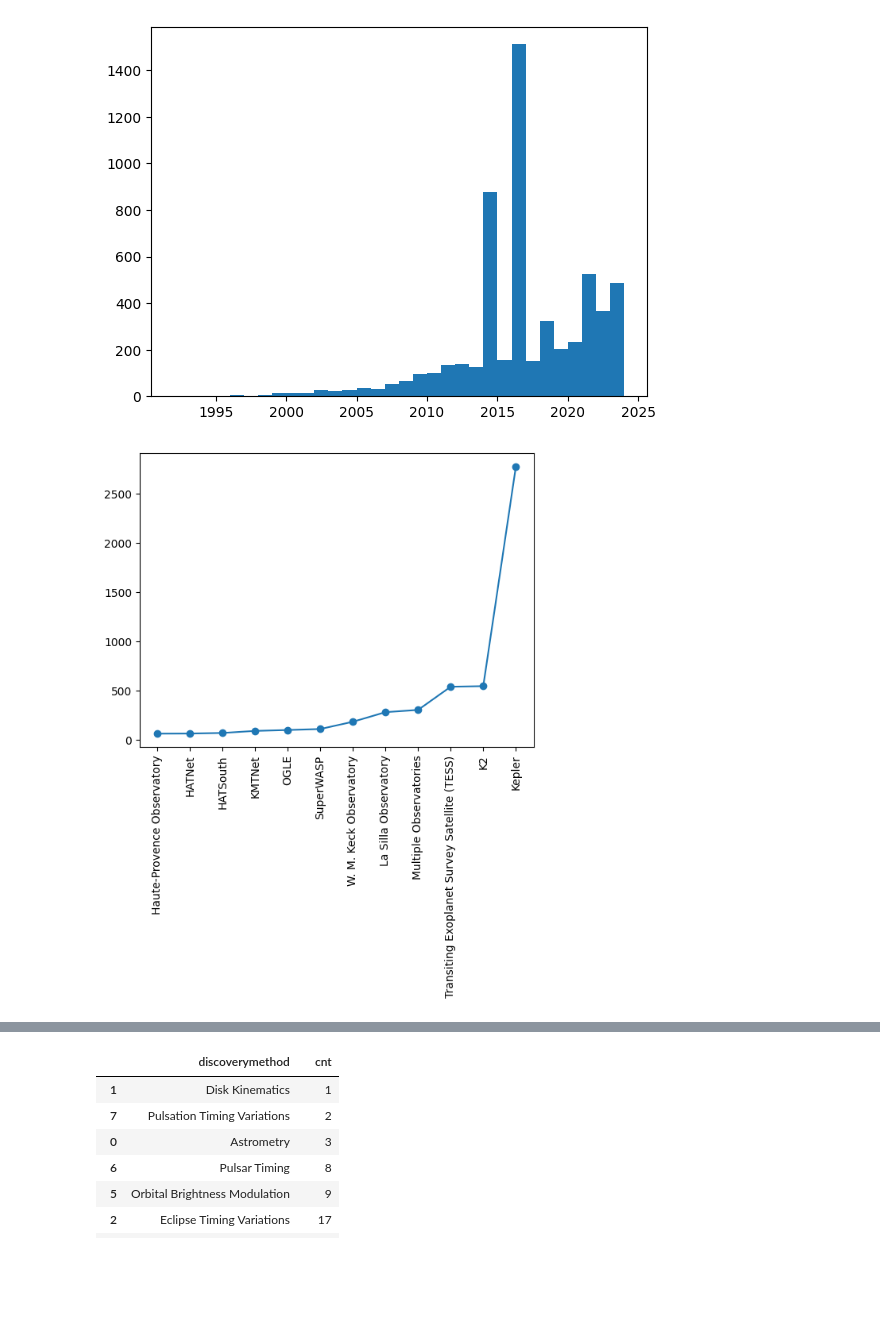
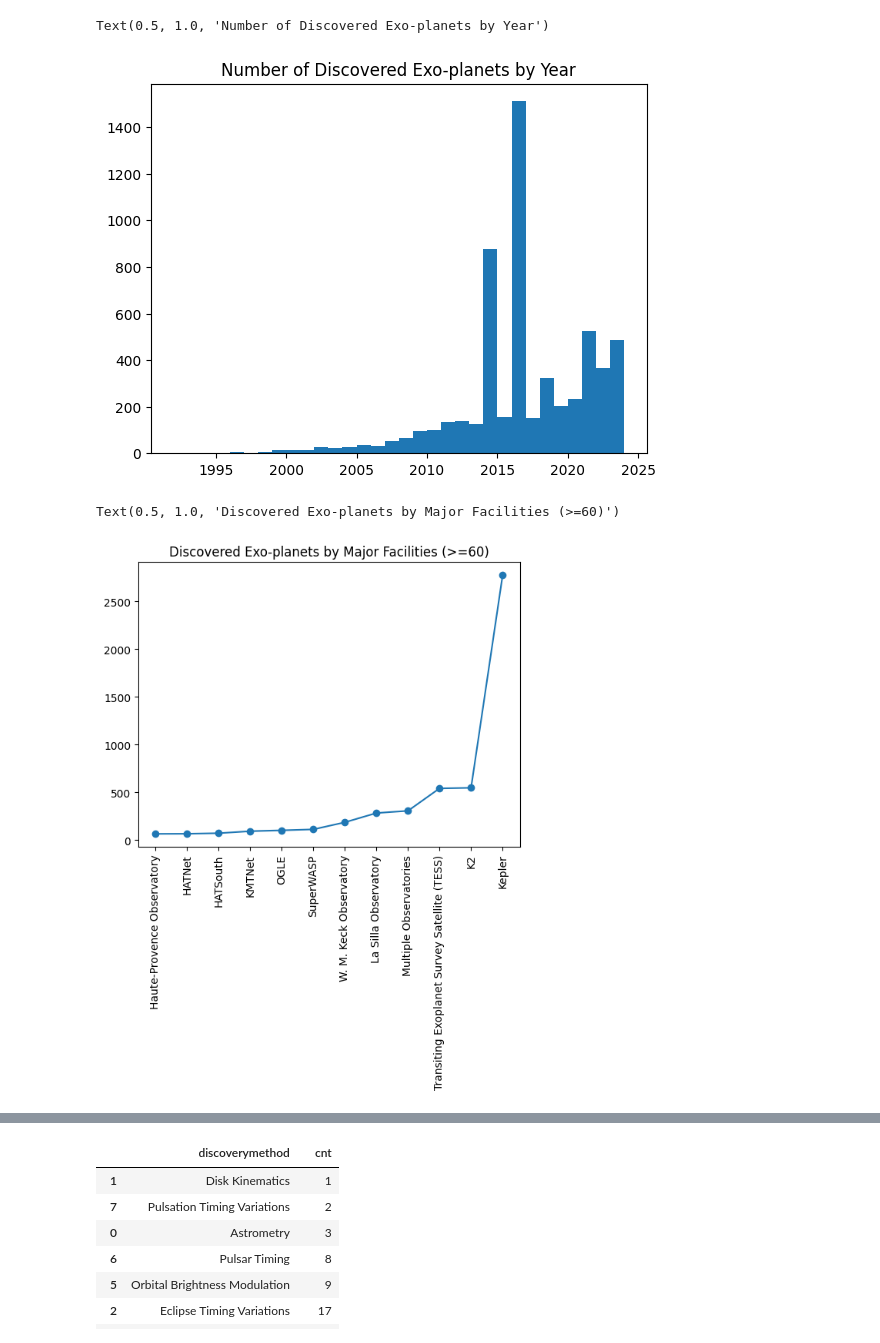
Before and after one commit to sophia268238/astronomy_ml, a Jupyter notebook: notebooks/exo_planet_stat.ipynb, the cells around one changed output, grey strips where cells are left out. Cells and saved outputs as stored; diff of their text form; code cells hidden in the pictures; blank space fills up the shorter version.

Commit message:
add plot titles

```diff
--- a/notebooks/exo_planet_stat.ipynb
+++ b/notebooks/exo_planet_stat.ipynb
@@ -10,8 +10,10 @@ df = pd.read_csv("../data/data.csv")
 published = df[df['soltype'] == "Published Confirmed"].sort_values(by='pl_name').drop_duplicates(subset='pl_name', keep='first')
 # %%
 _ = plt.hist(published['disc_year'], bins=32)
+plt.title("Number of Discovered Exo-planets by Year")
 # %% [output]
+Text(0.5, 1.0, 'Number of Discovered Exo-planets by Year')
-[figure, old version]
+[figure, new version]
 # %%
 disc_facility = published[['disc_facility', 'disc_year']]
 # %%
@@ -20,8 +22,10 @@ by_disc_facility = by_disc_facility[by_disc_facility['cnt'] > 60]
 plt.plot(by_disc_facility['disc_facility'], by_disc_facility['cnt'])
 plt.scatter(by_disc_facility['disc_facility'], by_disc_facility['cnt'])
 _ = plt.xticks(rotation=90)  # Set the angle of x-axis ticks to 45 degrees
+plt.title("Discovered Exo-planets by Major Facilities (>=60)")
 # %% [output]
+Text(0.5, 1.0, 'Discovered Exo-planets by Major Facilities (>=60)')
-[figure, old version]
+[figure, new version]
 # %%
 disc_facility_grouped = disc_facility.groupby(['disc_facility', 'disc_year']).size().reset_index(name='cnt')
 big_disc_facility_year_grouped = disc_facility_grouped[(disc_facility_grouped['disc_facility'].isin(by_disc_facility['disc_facility']))]
```
Also changed, not shown: parts of 1 cell of this notebook.
